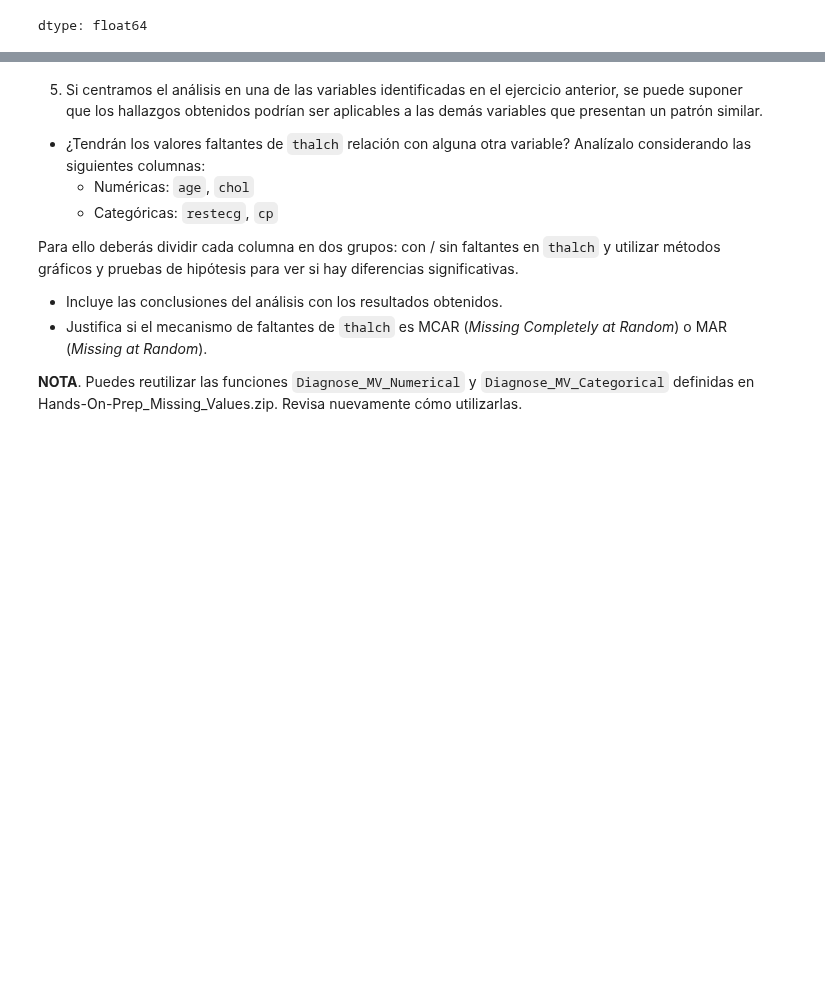
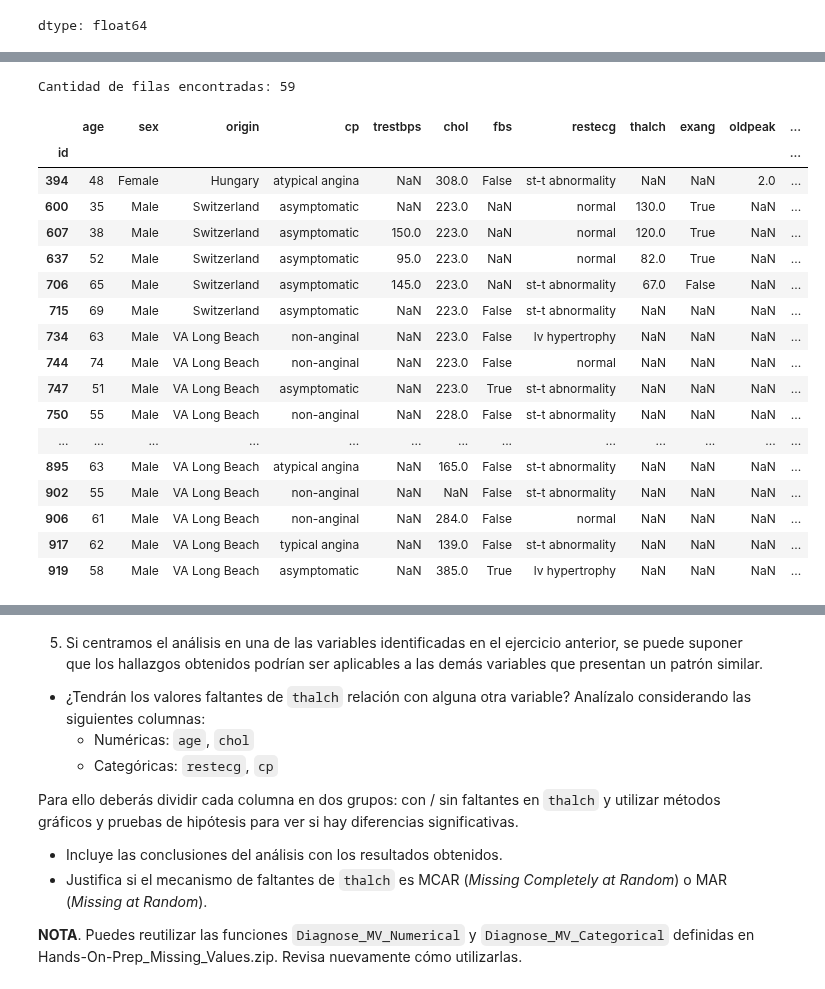
Before and after one commit to joshgc19/tc5053-datascience-A01841021-joshua-gamboa, a Jupyter notebook: Actividad5Preprocesamiento.ipynb, the cells around one changed output, grey strips where cells are left out. Drawn from its saved outputs; the diff is of its cells as text; code cells hidden in the pictures; blank space fills up the shorter version.

```diff
--- a/Actividad5Preprocesamiento.ipynb
+++ b/Actividad5Preprocesamiento.ipynb
@@ -268,0 +295,28 @@ dtype: float64
+# %%
+columns_to_check = ['trestbps', 'chol', 'fbs', 'thalch', 'exang', 'oldpeak']
+
+mask_two_or_more_null = cardio_df[columns_to_check].isnull().sum(axis=1) >= 2
+matching_rows = cardio_df[mask_two_or_more_null]
+
+print(f"Cantidad de filas encontradas: {len(matching_rows)}")
+matching_rows
+# %% [output]
+Cantidad de filas encontradas: 59
+|  | age | sex | origin | cp | trestbps | chol | fbs | restecg | thalch | exang | oldpeak | ... |
+| id |  |  |  |  |  |  |  |  |  |  |  | ... |
+| 394 | 48 | Female | Hungary | atypical angina | NaN | 308.0 | False | st-t abnormality | NaN | NaN | 2.0 | ... |
+| 600 | 35 | Male | Switzerland | asymptomatic | NaN | 223.0 | NaN | normal | 130.0 | True | NaN | ... |
+| 607 | 38 | Male | Switzerland | asymptomatic | 150.0 | 223.0 | NaN | normal | 120.0 | True | NaN | ... |
+| 637 | 52 | Male | Switzerland | asymptomatic | 95.0 | 223.0 | NaN | normal | 82.0 | True | NaN | ... |
+| 706 | 65 | Male | Switzerland | asymptomatic | 145.0 | 223.0 | NaN | st-t abnormality | 67.0 | False | NaN | ... |
+| 715 | 69 | Male | Switzerland | asymptomatic | NaN | 223.0 | False | st-t abnormality | NaN | NaN | NaN | ... |
+| 734 | 63 | Male | VA Long Beach | non-anginal | NaN | 223.0 | False | lv hypertrophy | NaN | NaN | NaN | ... |
+| 744 | 74 | Male | VA Long Beach | non-anginal | NaN | 223.0 | False | normal | NaN | NaN | NaN | ... |
+| 747 | 51 | Male | VA Long Beach | asymptomatic | NaN | 223.0 | True | st-t abnormality | NaN | NaN | NaN | ... |
+| 750 | 55 | Male | VA Long Beach | non-anginal | NaN | 228.0 | False | st-t abnormality | NaN | NaN | NaN | ... |
+| ... | ... | ... | ... | ... | ... | ... | ... | ... | ... | ... | ... | ... |
+| 895 | 63 | Male | VA Long Beach | atypical angina | NaN | 165.0 | False | st-t abnormality | NaN | NaN | NaN | ... |
+| 902 | 55 | Male | VA Long Beach | non-anginal | NaN | NaN | False | st-t abnormality | NaN | NaN | NaN | ... |
+| 906 | 61 | Male | VA Long Beach | non-anginal | NaN | 284.0 | False | normal | NaN | NaN | NaN | ... |
+| 917 | 62 | Male | VA Long Beach | typical angina | NaN | 139.0 | False | st-t abnormality | NaN | NaN | NaN | ... |
+| 919 | 58 | Male | VA Long Beach | asymptomatic | NaN | 385.0 | True | lv hypertrophy | NaN | NaN | NaN | ... |
```
Also changed, not shown: parts of 4 cells of this notebook.
